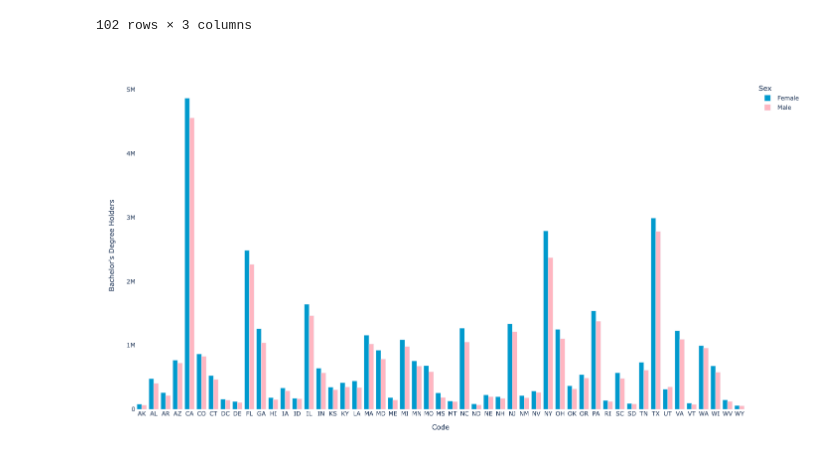
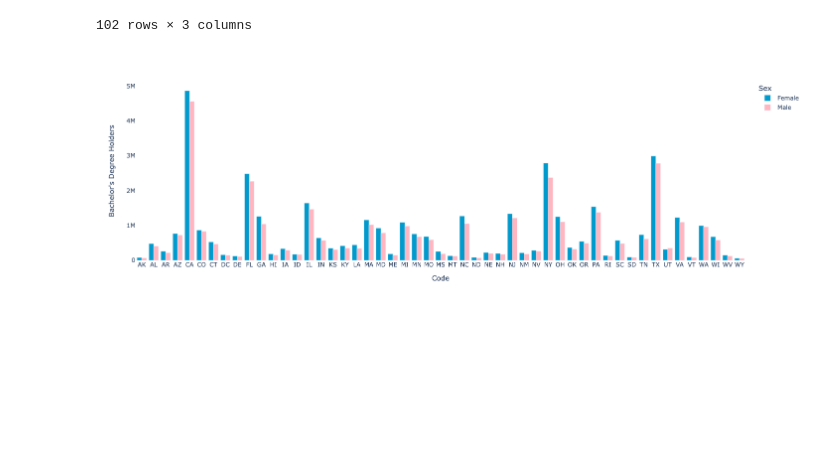
Before and after one commit to yibaiyilan/project_8, a Jupyter notebook: scrachpaper.ipynb, the cells around one changed output. Saved outputs shown, nothing was run; the diff lists cells and outputs as text; code cells hidden in the pictures; blank space fills up the shorter version.

```diff
--- a/scrachpaper.ipynb
+++ b/scrachpaper.ipynb
@@ -192,13 +192,13 @@ See the caveats in the documentation: https://pandas.pydata.org/pandas-docs/stab
 # %%
 color_discrete_sequence = ['#009ACD','#FFB6C1']
 fig2 = px.bar(data2, x="Code", y=varname,
              color="Sex", barmode="group",color_discrete_sequence=color_discrete_sequence)
 fig2.update_layout(
     width=1200,
-    height=800,
+    height=500,
     paper_bgcolor='rgba(0,0,0,0)',
     plot_bgcolor='rgba(0,0,0,0)'
 )
 fig2
 # %% [output]
-[figure, old version]
+[figure, new version]
```
Also changed, not shown: parts of 1 cell of this notebook, 1 other file.
